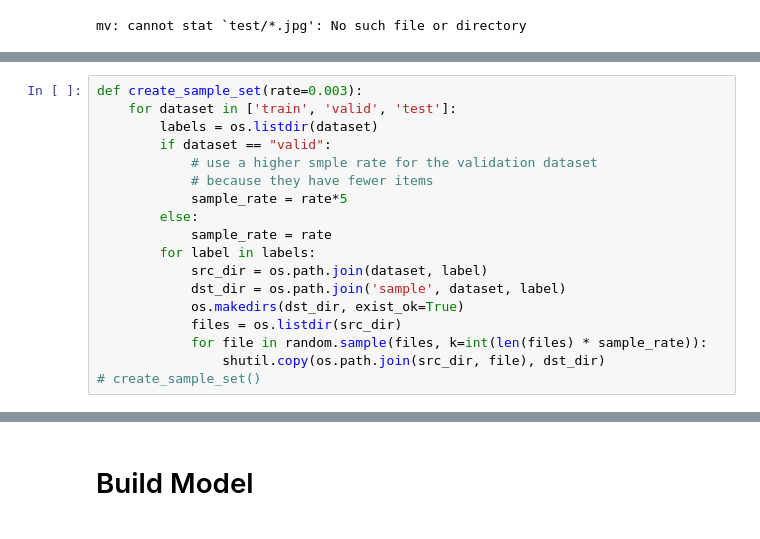
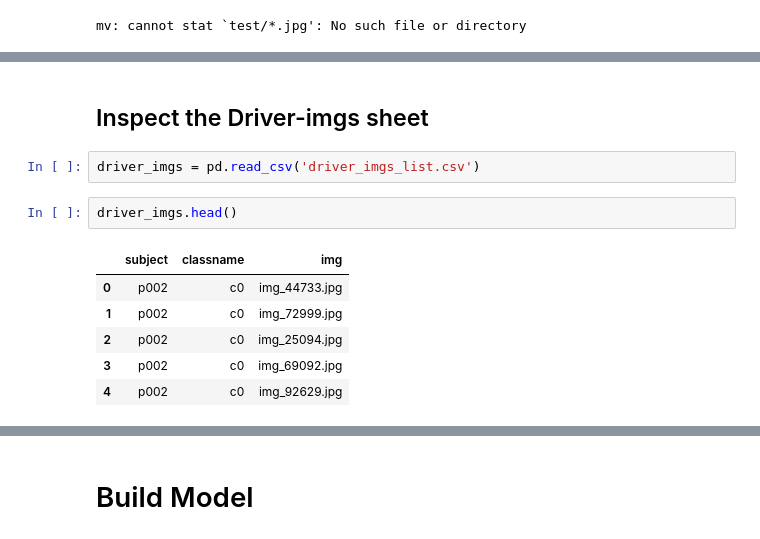
Before and after one commit to glasslion/courses, a Jupyter notebook: deeplearning1/nbs/state-farm-distracted-driver-detection.ipynb, the cells around one changed output, grey strips where cells are left out. Saved outputs shown, nothing was run; the diff lists cells and outputs as text.

```diff
--- a/deeplearning1/nbs/state-farm-distracted-driver-detection.ipynb
+++ b/deeplearning1/nbs/state-farm-distracted-driver-detection.ipynb
@@ -66,18 +53,13 @@ def create_valid_set(train_root='train', valid_root="valid", valid_rate=0.1):
-# %%
-def create_sample_set(rate=0.003):
-    for dataset in ['train', 'valid', 'test']:
-        labels = os.listdir(dataset)
-        if dataset == "valid":
-            # use a higher smple rate for the validation dataset
-            # because they have fewer items
-            sample_rate = rate*5
-        else:
-            sample_rate = rate
-        for label in labels:
-            src_dir = os.path.join(dataset, label)
-            dst_dir = os.path.join('sample', dataset, label)
-            os.makedirs(dst_dir, exist_ok=True)
-            files = os.listdir(src_dir)
-            for file in random.sample(files, k=int(len(files) * sample_rate)):
-                shutil.copy(os.path.join(src_dir, file), dst_dir)
-# create_sample_set()
+# %% [markdown]
+## Inspect the Driver-imgs sheet
+# %%
+driver_imgs = pd.read_csv('driver_imgs_list.csv')
+# %%
+driver_imgs.head()
+# %% [output]
+|  | subject | classname | img |
+| 0 | p002 | c0 | img_44733.jpg |
+| 1 | p002 | c0 | img_72999.jpg |
+| 2 | p002 | c0 | img_25094.jpg |
+| 3 | p002 | c0 | img_69092.jpg |
+| 4 | p002 | c0 | img_92629.jpg |
```
Also changed, not shown: parts of 27 cells of this notebook.
